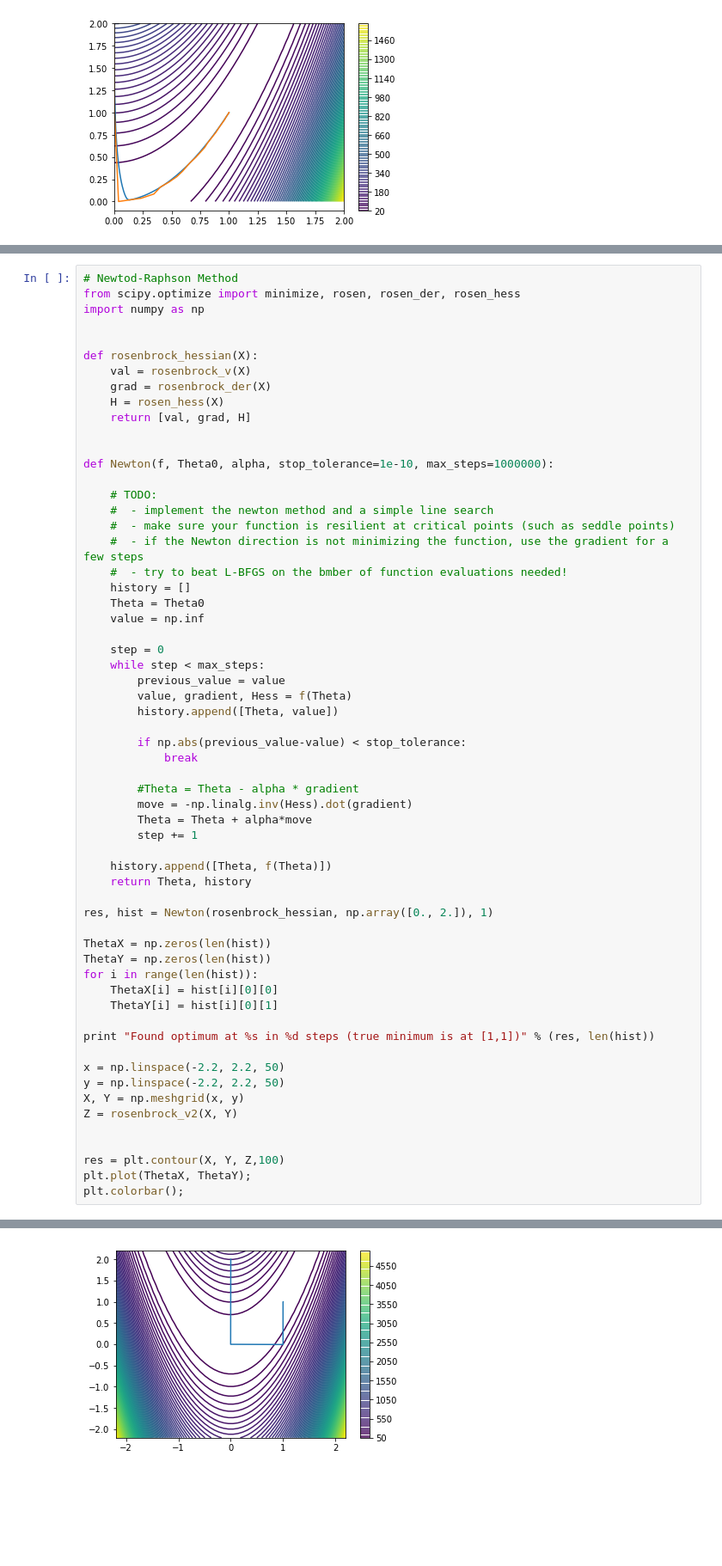
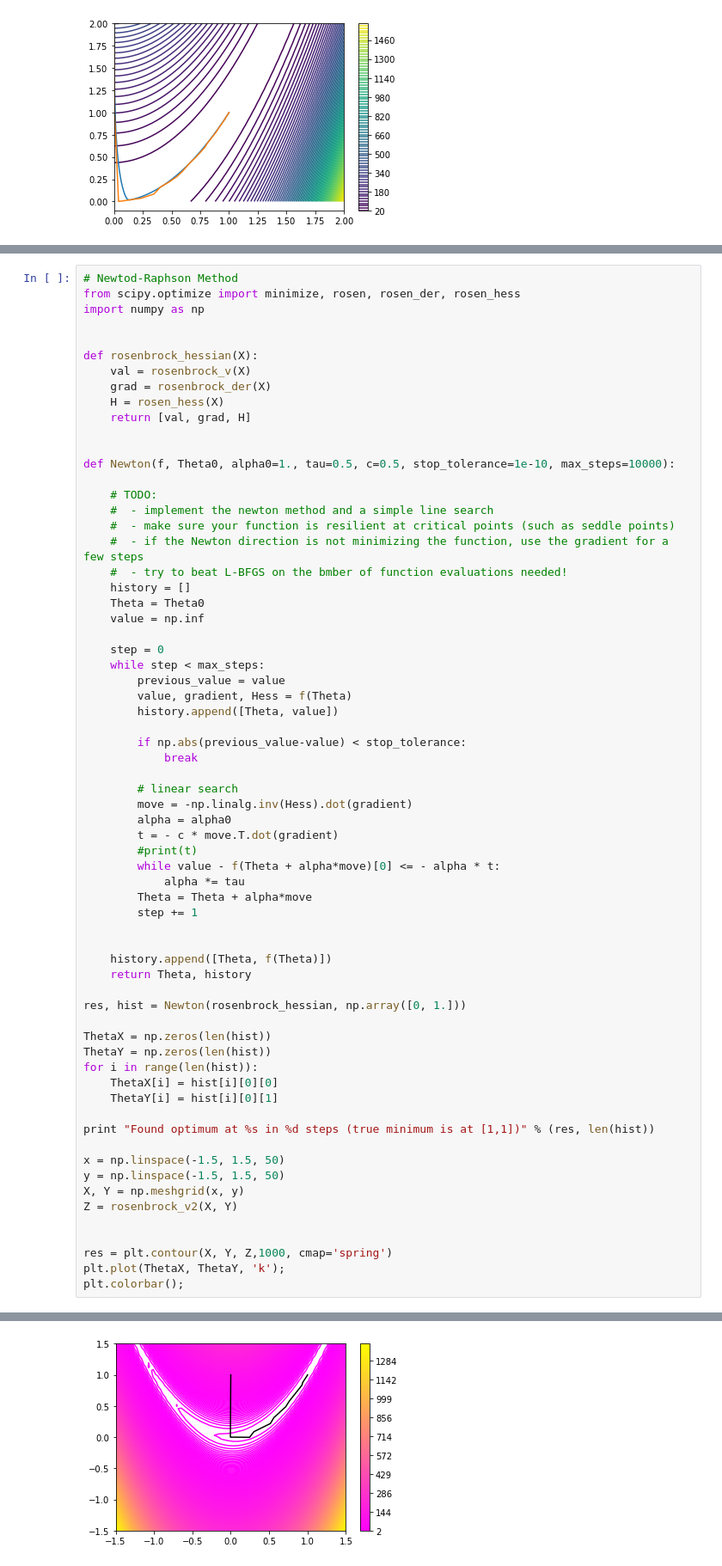
Before and after one commit to wfica/neural_networks, a Jupyter notebook: assignment3/Assignment3.ipynb, the cells around one changed output, grey strips where cells are left out. Shown at 86% size. Saved outputs shown, nothing was run; the diff lists cells and outputs as text; blank space fills up the shorter version.

Commit message:
linear search

```diff
--- a/assignment3/Assignment3.ipynb
+++ b/assignment3/Assignment3.ipynb
@@ -241,7 +246,7 @@ def rosenbrock_hessian(X):
     return [val, grad, H]
 
 
-def Newton(f, Theta0, alpha, stop_tolerance=1e-10, max_steps=1000000):
+def Newton(f, Theta0, alpha0=1., tau=0.5, c=0.5, stop_tolerance=1e-10, max_steps=10000):
 
     # TODO:
     #  - implement the newton method and a simple line search
@@ -261,15 +266,21 @@ def Newton(f, Theta0, alpha, stop_tolerance=1e-10, max_steps=1000000):
         if np.abs(previous_value-value) < stop_tolerance:
             break
 
-        #Theta = Theta - alpha * gradient
+        # linear search
         move = -np.linalg.inv(Hess).dot(gradient)
+        alpha = alpha0
+        t = - c * move.T.dot(gradient)
+        #print(t)
+        while value - f(Theta + alpha*move)[0] <= - alpha * t:
+            alpha *= tau
         Theta = Theta + alpha*move
         step += 1
+
 
     history.append([Theta, f(Theta)])
     return Theta, history
 
-res, hist = Newton(rosenbrock_hessian, np.array([0., 2.]), 1)
+res, hist = Newton(rosenbrock_hessian, np.array([0, 1.]))
 
 ThetaX = np.zeros(len(hist))
 ThetaY = np.zeros(len(hist))
@@ -279,13 +290,13 @@ for i in range(len(hist)):
 
 print "Found optimum at %s in %d steps (true minimum is at [1,1])" % (res, len(hist))
 
-x = np.linspace(-2.2, 2.2, 50)
-y = np.linspace(-2.2, 2.2, 50)
+x = np.linspace(-1.5, 1.5, 50)
+y = np.linspace(-1.5, 1.5, 50)
 X, Y = np.meshgrid(x, y)
 Z = rosenbrock_v2(X, Y)
 
 
-res = plt.contour(X, Y, Z,100)
-plt.plot(ThetaX, ThetaY);
+res = plt.contour(X, Y, Z,1000, cmap='spring')
+plt.plot(ThetaX, ThetaY, 'k');
 plt.colorbar();
 # %% [output]
@@ -293,4 +304,4 @@ Found optimum at [ 1.  1.] in 8 steps (true minimum is at [1,1])
-[figure, old version]
+[figure, new version]
 # %% [markdown]
 # Problem 2: Logistic Regression [1p]
 
```
Also changed, not shown: parts of 5 cells of this notebook.
